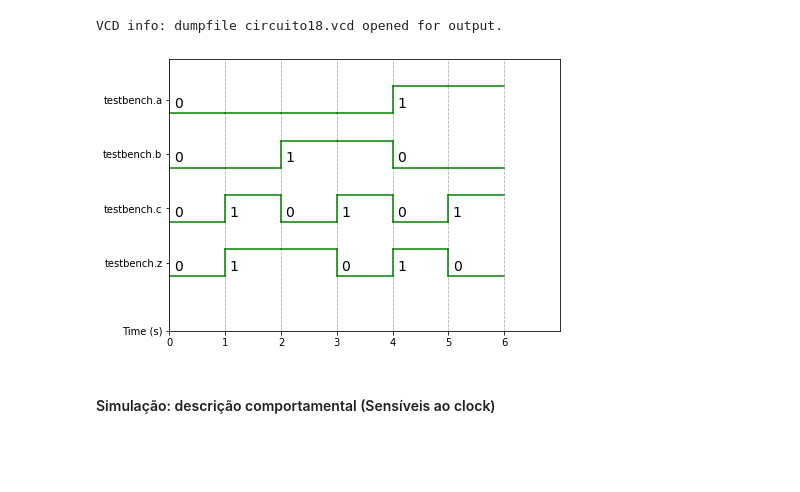
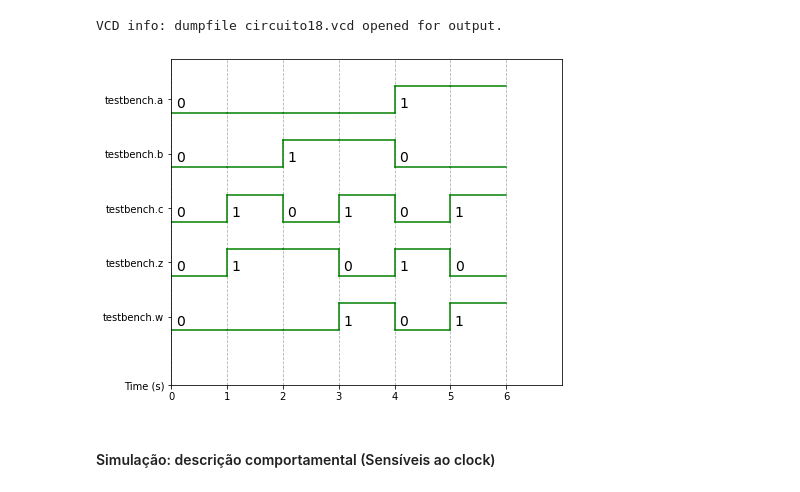
Before and after one commit to petrucior/verilog, a Jupyter notebook: verilog.ipynb, the cells around one changed output. Saved outputs shown, nothing was run; the diff lists cells and outputs as text; code cells hidden in the pictures; blank space fills up the shorter version.

```diff
--- a/verilog.ipynb
+++ b/verilog.ipynb
@@ -2845,12 +2845,12 @@ VCD info: dumpfile circuito18.vcd opened for output.
 # %%
 %%waveform circuito18.vcd
 
-sign_list = ['testbench.a','testbench.b', 'testbench.c', 'testbench.z']
+sign_list = ['testbench.a','testbench.b', 'testbench.c', 'testbench.z', 'testbench.w']
 time_begin = 0
 time_end = 6
 base = 'bin' # bin, dec, dec2, hex, octal
 # %% [output]
-[figure, old version]
+[figure, new version]
 # %% [markdown]
 #### Simulação: descrição comportamental (Sensíveis ao clock)
 # %%
```
Also changed, not shown: parts of 3 cells of this notebook.
